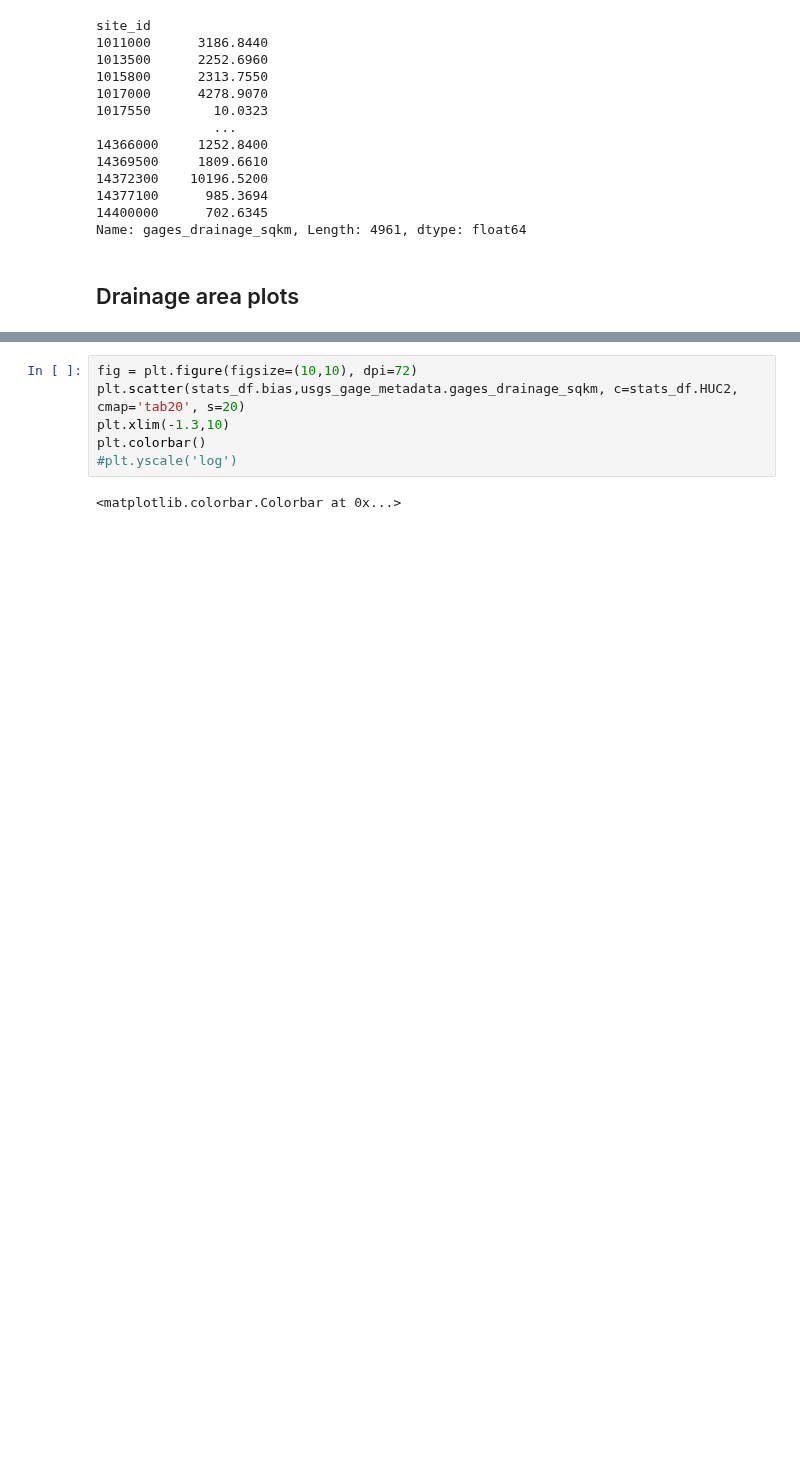
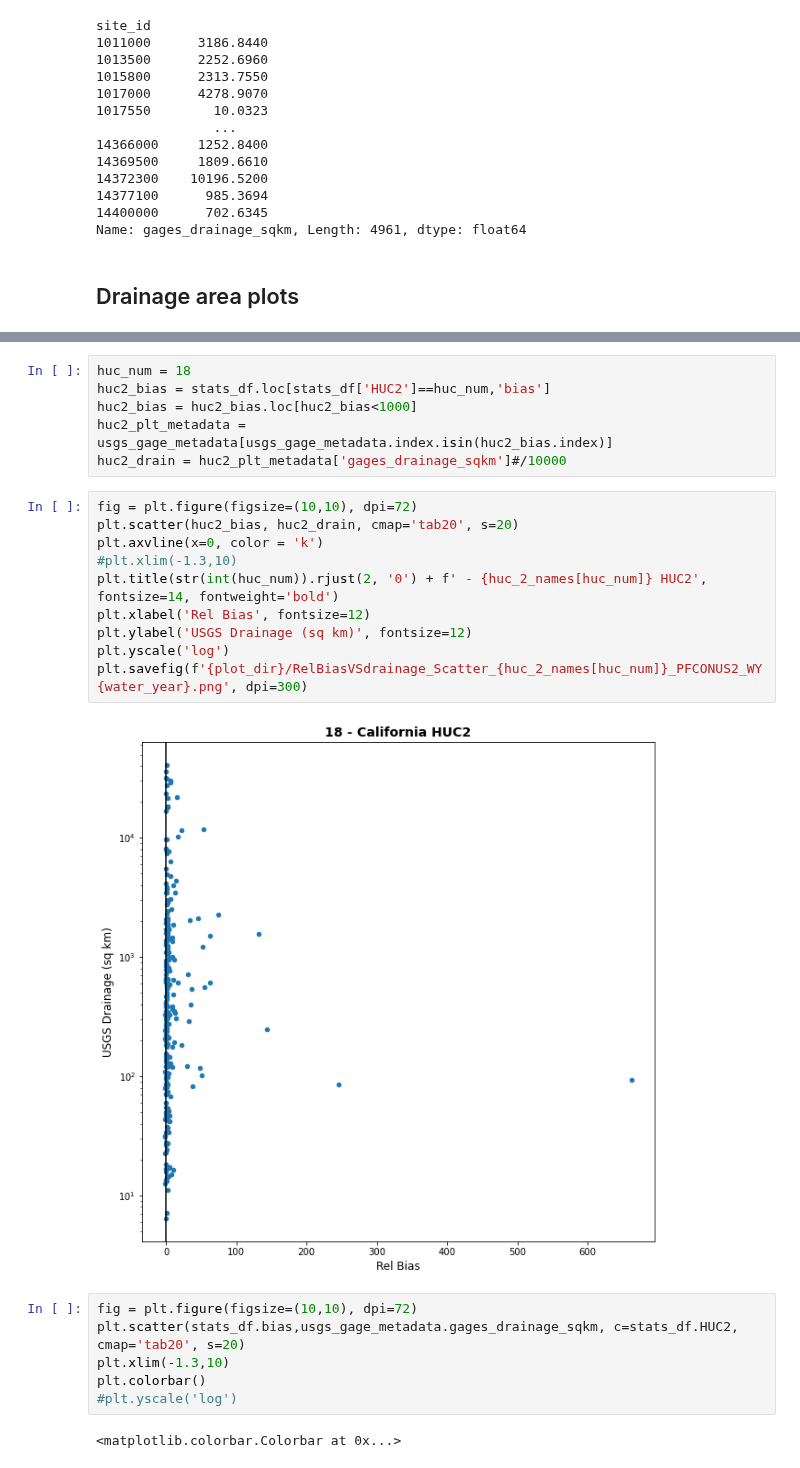
Before and after one commit to danielletijerina/PFCONUS2-analysis, a Jupyter notebook: scripts/Validation/Streamflow/3_PlotStreamflowTimeseries-Stats.ipynb, the cells around one changed output, grey strips where cells are left out. Cells and saved outputs as stored; diff of their text form; blank space fills up the shorter version.

```diff
--- a/scripts/Validation/Streamflow/3_PlotStreamflowTimeseries-Stats.ipynb
+++ b/scripts/Validation/Streamflow/3_PlotStreamflowTimeseries-Stats.ipynb
@@ -356,3 +357,21 @@ fig.delaxes(axs[3][4])
+# %%
+huc_num = 18
+huc2_bias = stats_df.loc[stats_df['HUC2']==huc_num,'bias']
+huc2_bias = huc2_bias.loc[huc2_bias<1000]
+huc2_plt_metadata = usgs_gage_metadata[usgs_gage_metadata.index.isin(huc2_bias.index)]
+huc2_drain = huc2_plt_metadata['gages_drainage_sqkm']#/10000
+# %%
+fig = plt.figure(figsize=(10,10), dpi=72)
+plt.scatter(huc2_bias, huc2_drain, cmap='tab20', s=20)
+plt.axvline(x=0, color = 'k')
+#plt.xlim(-1.3,10)
+plt.title(str(int(huc_num)).rjust(2, '0') + f' - {huc_2_names[huc_num]} HUC2', fontsize=14, fontweight='bold')
+plt.xlabel('Rel Bias', fontsize=12)
+plt.ylabel('USGS Drainage (sq km)', fontsize=12)
+plt.yscale('log')
+plt.savefig(f'{plot_dir}/RelBiasVSdrainage_Scatter_{huc_2_names[huc_num]}_PFCONUS2_WY{water_year}.png', dpi=300)
+# %% [output]
+[figure, added]
 # %%
 fig = plt.figure(figsize=(10,10), dpi=72)
 plt.scatter(stats_df.bias,usgs_gage_metadata.gages_drainage_sqkm, c=stats_df.HUC2, cmap='tab20', s=20)
```
Also changed, not shown: parts of 2 cells of this notebook, 1 other file.
